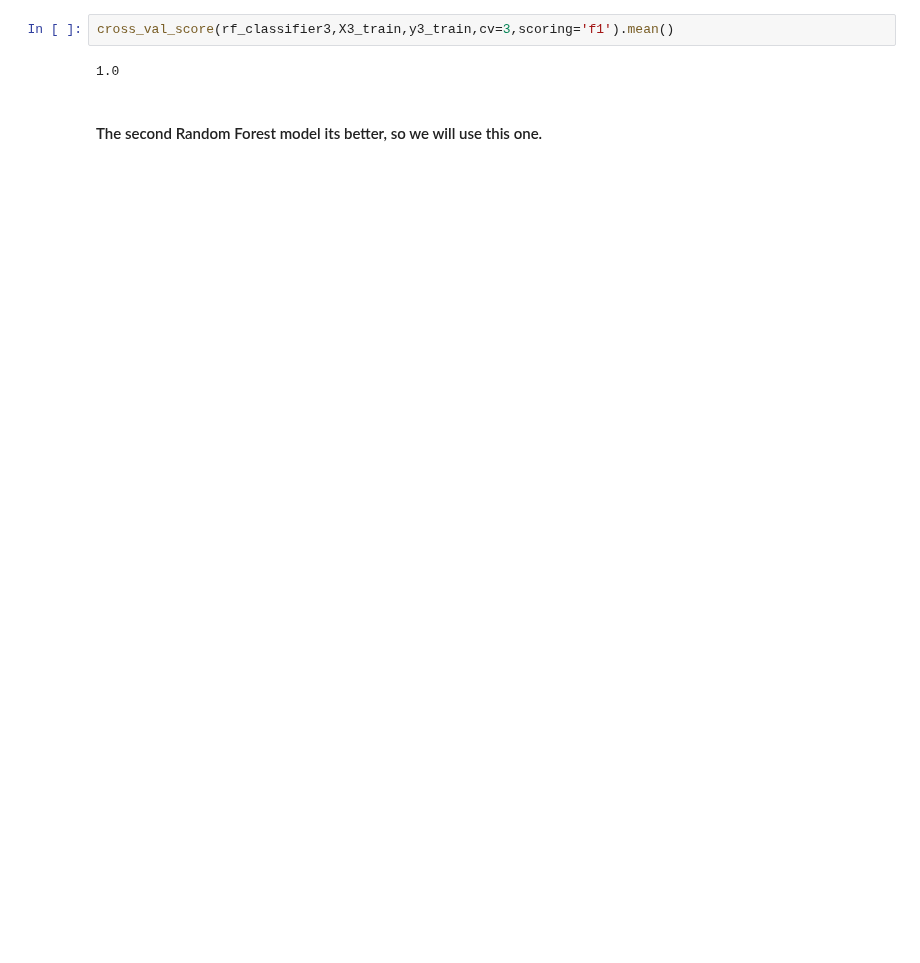
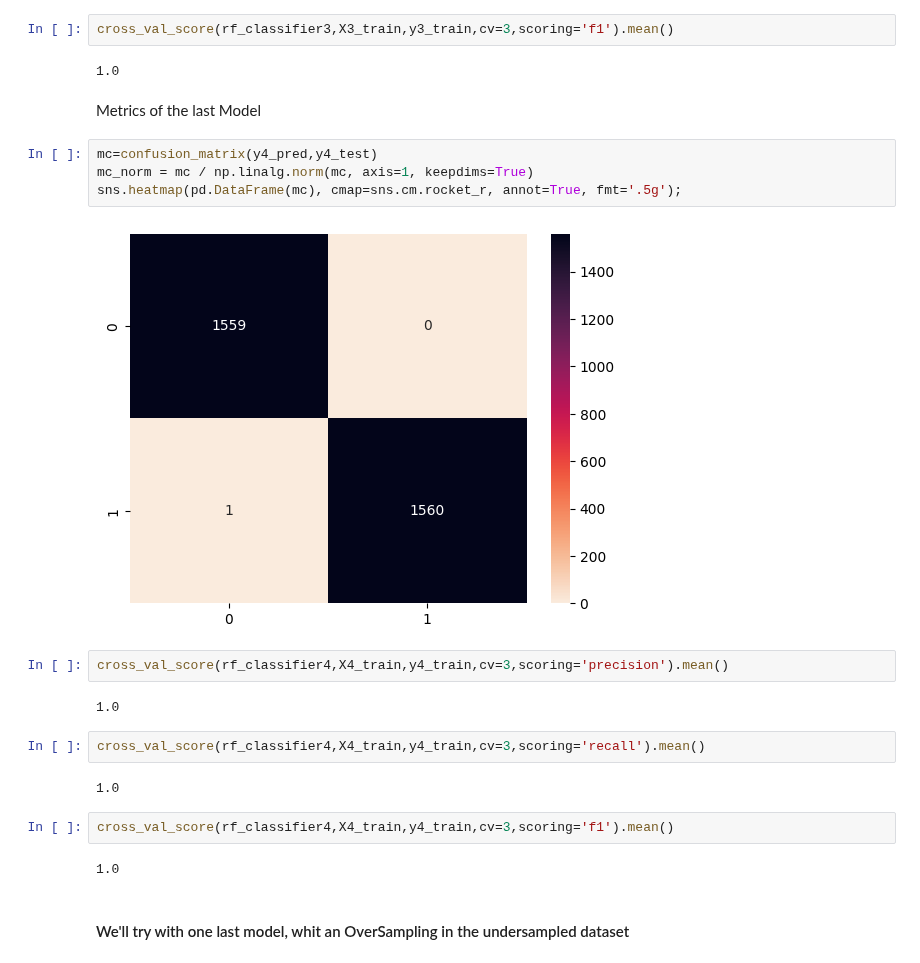
Before and after one commit to manulv96/Tesis, a Jupyter notebook: AGNs_classification.ipynb, the cells around one changed output. Saved outputs shown, nothing was run; the diff lists cells and outputs as text; blank space fills up the shorter version.

```diff
--- a/AGNs_classification.ipynb
+++ b/AGNs_classification.ipynb
@@ -1282,5 +1323,25 @@ array([1., 1., 1.])
 cross_val_score(rf_classifier3,X3_train,y3_train,cv=3,scoring='f1').mean()
 # %% [output]
 1.0
+# %% [markdown]
+Metrics of the last Model
+# %%
+mc=confusion_matrix(y4_pred,y4_test)
+mc_norm = mc / np.linalg.norm(mc, axis=1, keepdims=True)
+sns.heatmap(pd.DataFrame(mc), cmap=sns.cm.rocket_r, annot=True, fmt='.5g');
+# %% [output]
+[figure, added]
+# %%
+cross_val_score(rf_classifier4,X4_train,y4_train,cv=3,scoring='precision').mean()
+# %% [output]
+1.0
+# %%
+cross_val_score(rf_classifier4,X4_train,y4_train,cv=3,scoring='recall').mean()
+# %% [output]
+1.0
+# %%
+cross_val_score(rf_classifier4,X4_train,y4_train,cv=3,scoring='f1').mean()
+# %% [output]
+1.0
 # %% [markdown]
-#### The second Random Forest model its better, so we will use this one.
+#### We'll try with one last model, whit an OverSampling in the undersampled dataset
```
Also changed, not shown: parts of 62 cells of this notebook.
